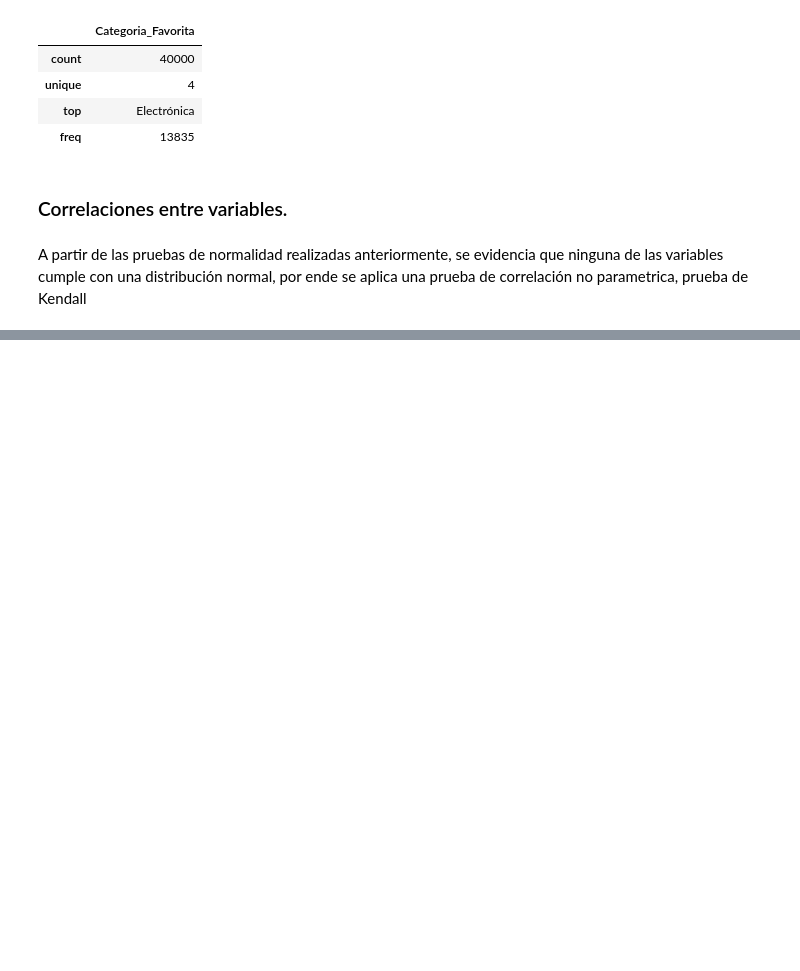
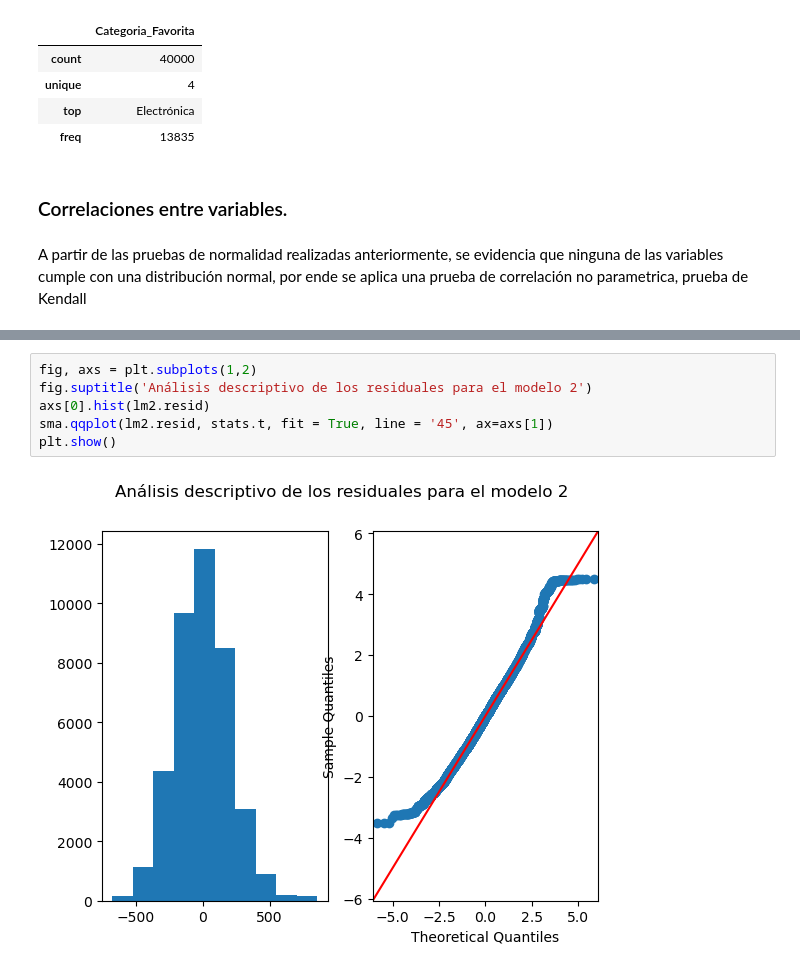
Before and after one commit to sebas3261/analitica, a Jupyter notebook: Untitled.ipynb, the cells around one changed output, grey strips where cells are left out. Drawn from its saved outputs; the diff is of its cells as text; blank space fills up the shorter version.

```diff
--- a/Untitled.ipynb
+++ b/Untitled.ipynb
@@ -324,0 +446,8 @@ Text(0.5, 1.0, 'Matriz de correlación')
+# %%
+fig, axs = plt.subplots(1,2)
+fig.suptitle('Análisis descriptivo de los residuales para el modelo 2')
+axs[0].hist(lm2.resid)
+sma.qqplot(lm2.resid, stats.t, fit = True, line = '45', ax=axs[1])
+plt.show()
+# %% [output]
+[figure, added]
```
Also changed, not shown: parts of 16 cells of this notebook.
